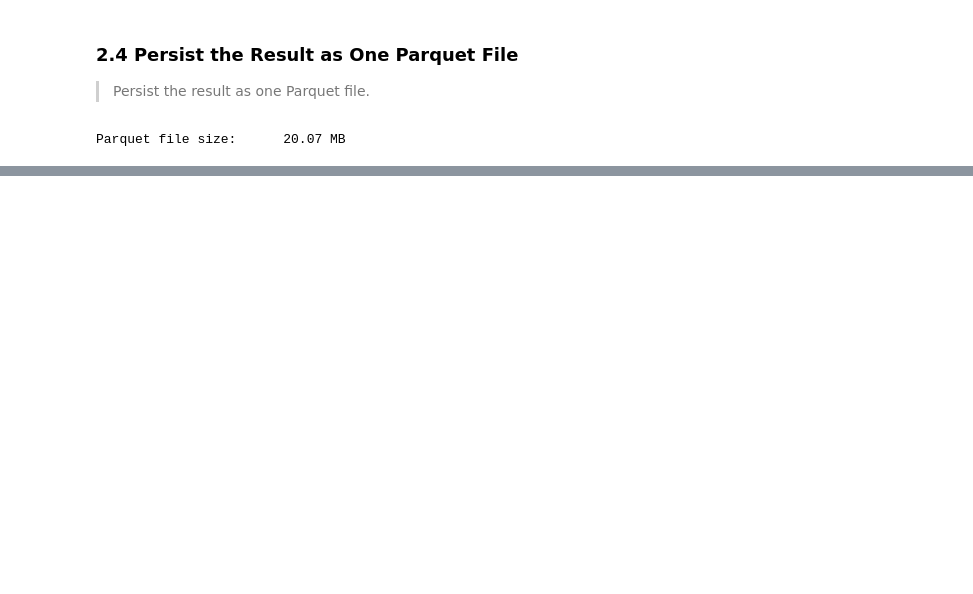
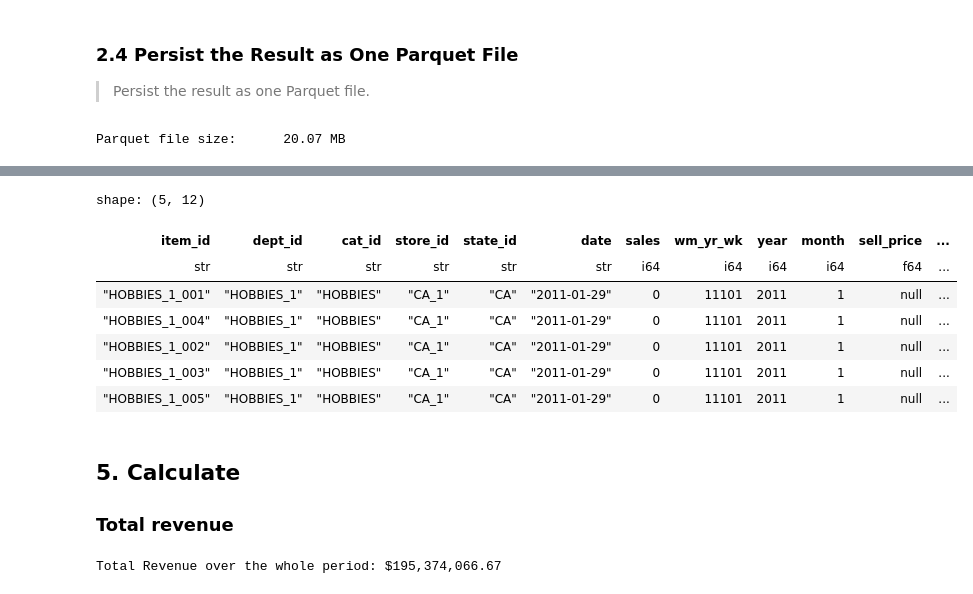
Before and after one commit to elias2304/notebooks, a Jupyter notebook: tis/hw1/hw1.ipynb, the cells around one changed output, grey strips where cells are left out. Drawn from its saved outputs; the diff is of its cells as text; code cells hidden in the pictures; blank space fills up the shorter version.

```diff
--- a/tis/hw1/hw1.ipynb
+++ b/tis/hw1/hw1.ipynb
@@ -198,0 +203,14 @@ Parquet file size:      20.07 MB
+# %%
+index_cols = ['item_id', 'dept_id', 'cat_id', 'store_id', 'state_id']
+
+sales_lazy = pl.scan_parquet(output_parquet_path)
+date_cols = [c for c in sales_lazy.collect_schema().names() if c not in index_cols]
+
+long_sales_lazy = sales_lazy.unpivot(
+    index=index_cols,
+    on=date_cols,
+    variable_name="date",
+    value_name="sales"
+)
+
+long_sales_lazy.head(5).collect()
@@ -198,0 +229,58 @@ Parquet file size:      20.07 MB
+# %%
+# Load Calendar, map date to wm_yr_wk, year, and month
+calendar_sub_lazy = pl.scan_csv(DATA_DIR / "calendar.csv").select(
+    ["date", "wm_yr_wk", "year", "month"]
+)
+
+# Load sell prices
+sell_prices_lazy = pl.scan_csv(DATA_DIR / "sell_prices.csv")
+
+# Join sales with calendar on 'date', then with sell prices on store_id', 'item_id' and 'wm_yr_wk'
+long_df_lazy = (
+    long_sales_lazy
+    .join(calendar_sub_lazy, on="date", how="left")
+    .join(sell_prices_lazy, on=["store_id", "item_id", "wm_yr_wk"], how="left")
+    .with_columns(
+        # Multiply items sold by unit price to get transaction revenue
+        (pl.col("sales").fill_null(0).cast(pl.Float64) * pl.col("sell_price").fill_null(0.0)).alias("revenue")
+    )
+)
+
+# Preview sample of transactions with prices and calculated revenue
+long_df_lazy.head(5).collect()
+# %% [output]
+shape: (5, 12)
+| item_id | dept_id | cat_id | store_id | state_id | date | sales | wm_yr_wk | year | month | sell_price | ... |
+| str | str | str | str | str | str | i64 | i64 | i64 | i64 | f64 | ... |
+| "HOBBIES_1_001" | "HOBBIES_1" | "HOBBIES" | "CA_1" | "CA" | "2011-01-29" | 0 | 11101 | 2011 | 1 | null | ... |
+| "HOBBIES_1_004" | "HOBBIES_1" | "HOBBIES" | "CA_1" | "CA" | "2011-01-29" | 0 | 11101 | 2011 | 1 | null | ... |
+| "HOBBIES_1_002" | "HOBBIES_1" | "HOBBIES" | "CA_1" | "CA" | "2011-01-29" | 0 | 11101 | 2011 | 1 | null | ... |
+| "HOBBIES_1_003" | "HOBBIES_1" | "HOBBIES" | "CA_1" | "CA" | "2011-01-29" | 0 | 11101 | 2011 | 1 | null | ... |
+| "HOBBIES_1_005" | "HOBBIES_1" | "HOBBIES" | "CA_1" | "CA" | "2011-01-29" | 0 | 11101 | 2011 | 1 | null | ... |
+# %% [markdown]
+## 5. Calculate
+
+### Total revenue
+# %%
+daily_revenue_df = (
+    long_df_lazy
+    .group_by("date")
+    .agg([
+        pl.col("revenue").sum().alias("total_revenue"),
+        pl.col("year").first(),
+        pl.col("month").first()
+    ])
+    .sort("date")
+    .collect()
+    .with_columns([
+        pl.col("date").str.to_date().alias("date_dt"),
+    ])
+    .with_columns([
+        pl.col("date_dt").dt.strftime("%Y-%m").alias("year_month")
+    ])
+)
+
+total_revenue = daily_revenue_df["total_revenue"].sum()
+print(f"Total Revenue over the whole period: ${total_revenue:,.2f}")
+# %% [output]
+Total Revenue over the whole period: $195,374,066.67
```
Also changed, not shown: parts of 14 cells of this notebook.
